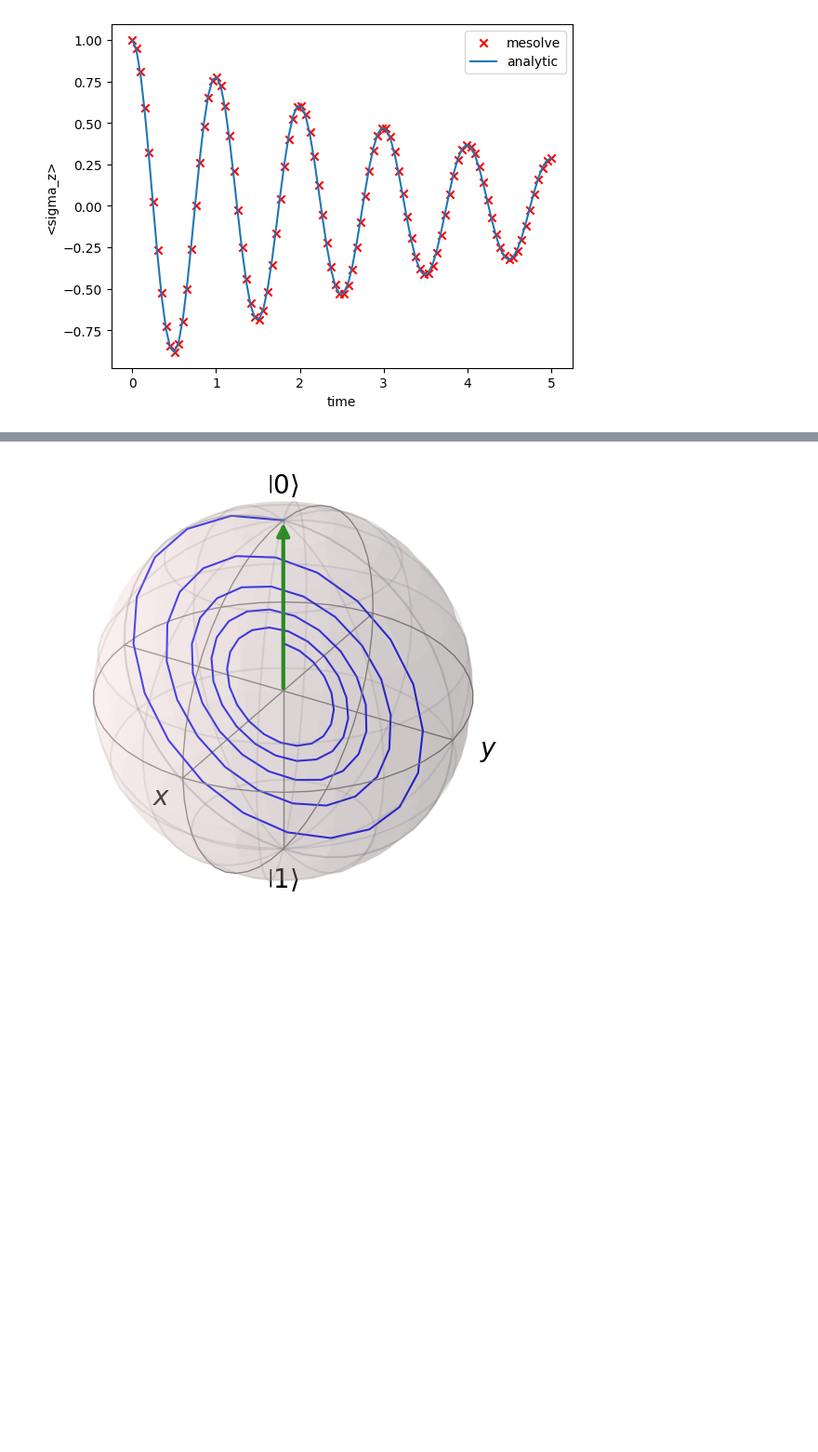
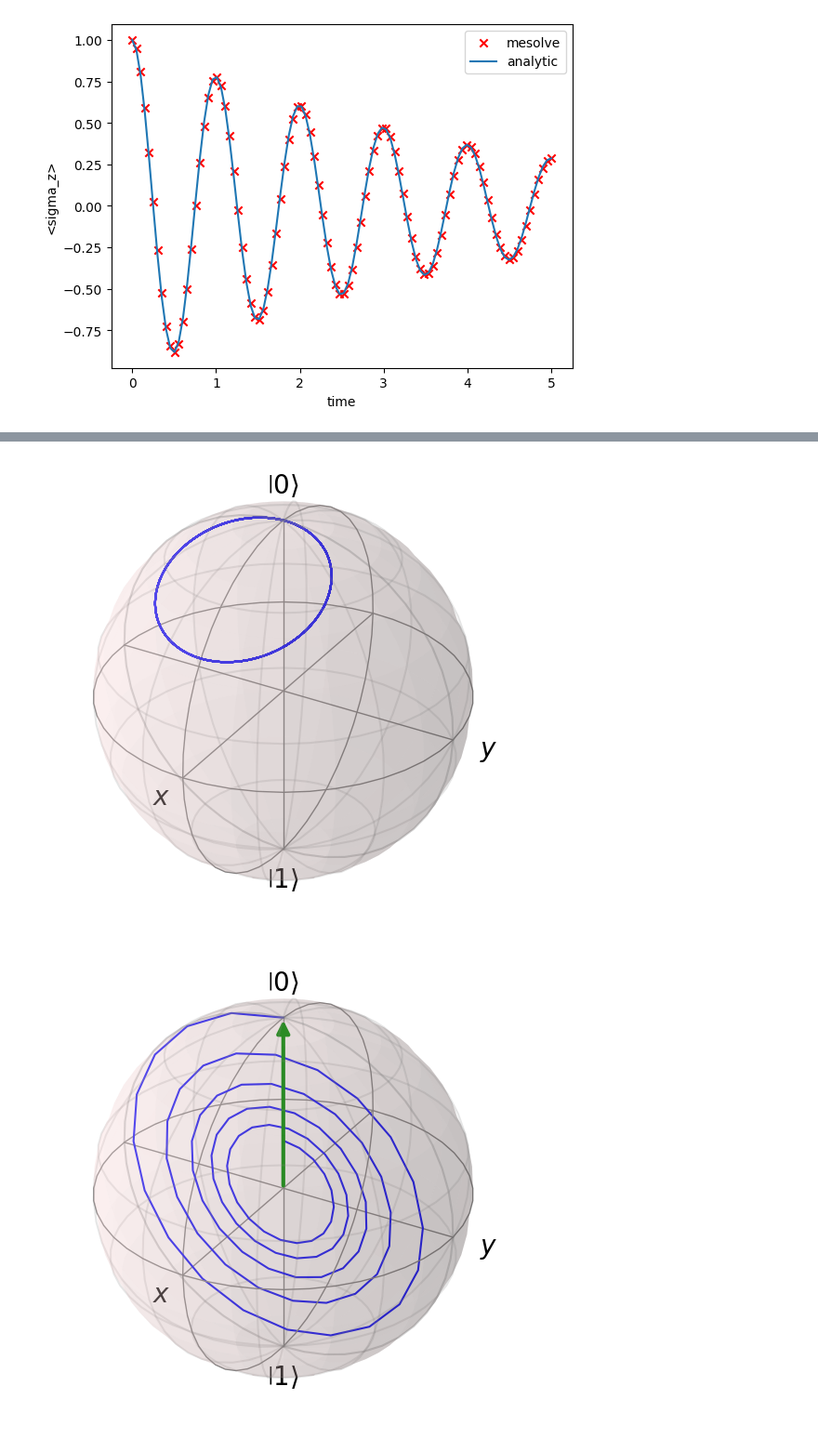
Before and after one commit to ckckdud3/Quantum, a Jupyter notebook: QuTip/Tutorial/QuTip_Test.ipynb, the cells around one changed output, grey strips where cells are left out. Shown at 93% size. Drawn from its saved outputs; the diff is of its cells as text; code cells hidden in the pictures; blank space fills up the shorter version.

```diff
--- a/QuTip/QuTip_Test.ipynb
+++ b/QuTip/Tutorial/QuTip_Test.ipynb
@@ -40,3 +40,5 @@ plt.legend()
 # %% [output]
 <matplotlib.legend.Legend at 0x...>
 [figure]
+# %%
+res = mesolve(H, psi_0, tlist, [], [sigmax(), sigmay(), sigmaz()])
@@ -43,3 +65,13 @@ plt.legend()
+# %%
+sphere = Bloch()
+
+exp_sx, exp_sy, exp_sz = res.expect
+
+sphere.add_points([exp_sx, exp_sy, exp_sz], meth='l')
+
+sphere.show()
+# %% [output]
+[figure, added]
 # %%
 res = mesolve(H, psi_0, tlist, c_ops, [sigmax(), sigmay(), sigmaz()])
 # %%
```
Also changed, not shown: parts of 13 cells of this notebook, 4 other files.
